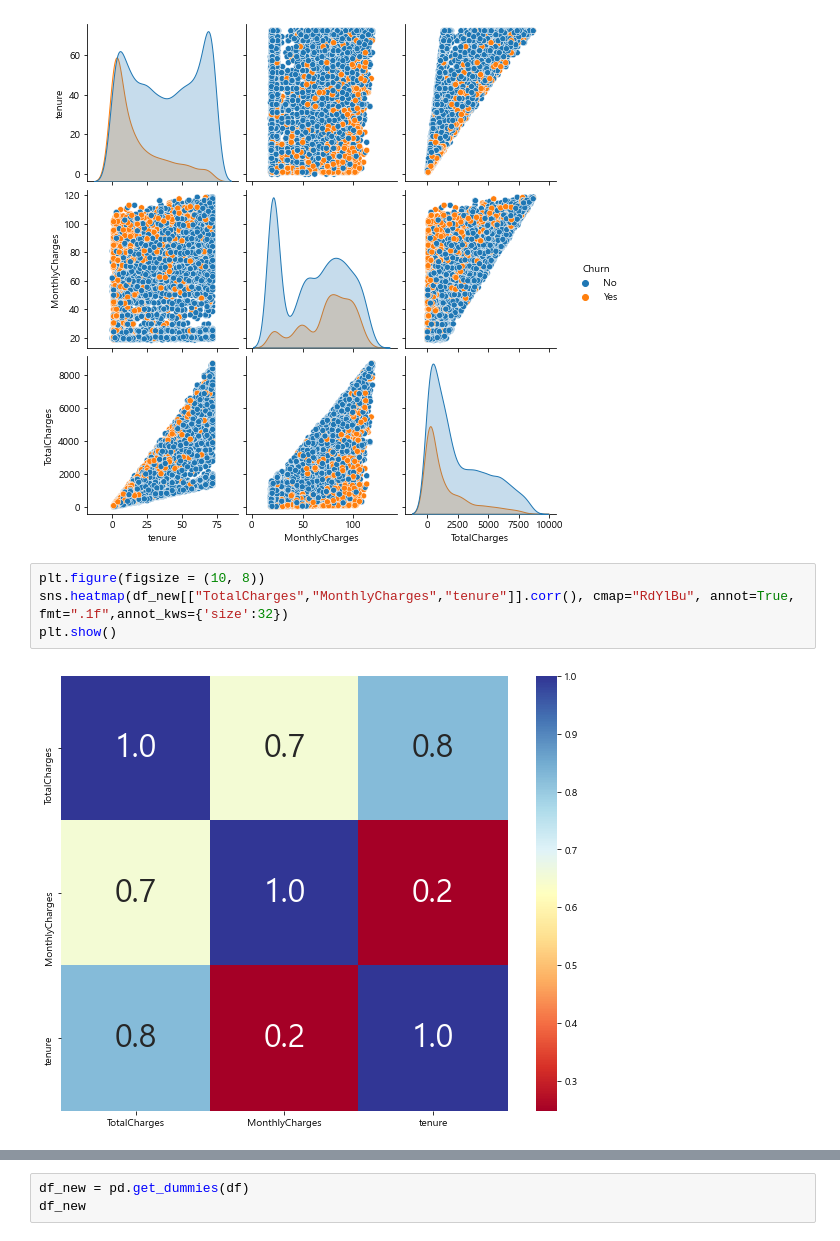
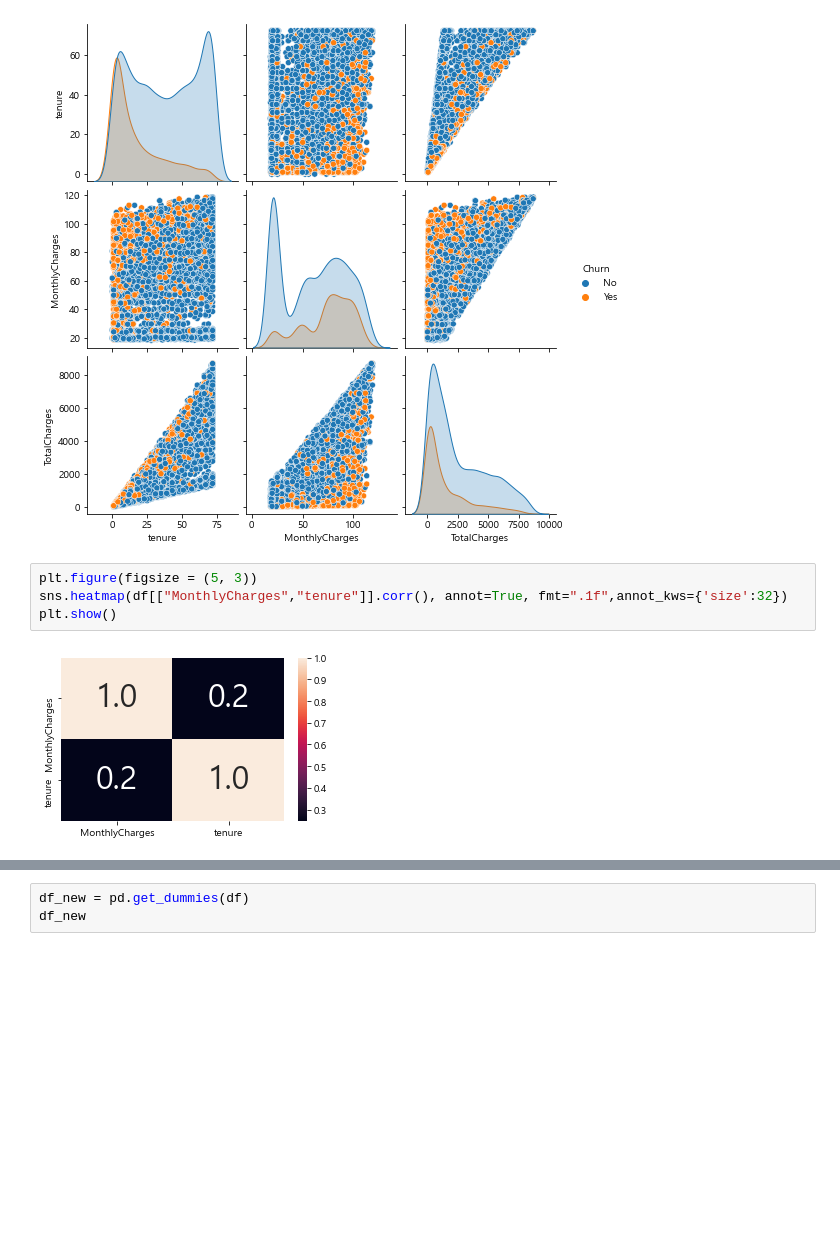
Before and after one commit to parkseonga/Kaggle_EDA, a Jupyter notebook: Practical training/Telco Customer.ipynb, the cells around one changed output, grey strips where cells are left out. Drawn from its saved outputs; the diff is of its cells as text; blank space fills up the shorter version.

```diff
--- a/Practical training/Telco Customer.ipynb
+++ b/Practical training/Telco Customer.ipynb
@@ -543,8 +551,8 @@ sns.pairplot(pairplot_feature, hue = "Churn")
 <seaborn.axisgrid.PairGrid at 0x...>
 [figure]
 # %%
-plt.figure(figsize = (10, 8))
-sns.heatmap(df_new[["TotalCharges","MonthlyCharges","tenure"]].corr(), cmap="RdYlBu", annot=True, fmt=".1f",annot_kws={'size':32})
+plt.figure(figsize = (5, 3))
+sns.heatmap(df[["MonthlyCharges","tenure"]].corr(), annot=True, fmt=".1f",annot_kws={'size':32})
 plt.show()
 # %% [output]
-[figure, old version]
+[figure, new version]
```
Also changed, not shown: parts of 24 cells of this notebook.
